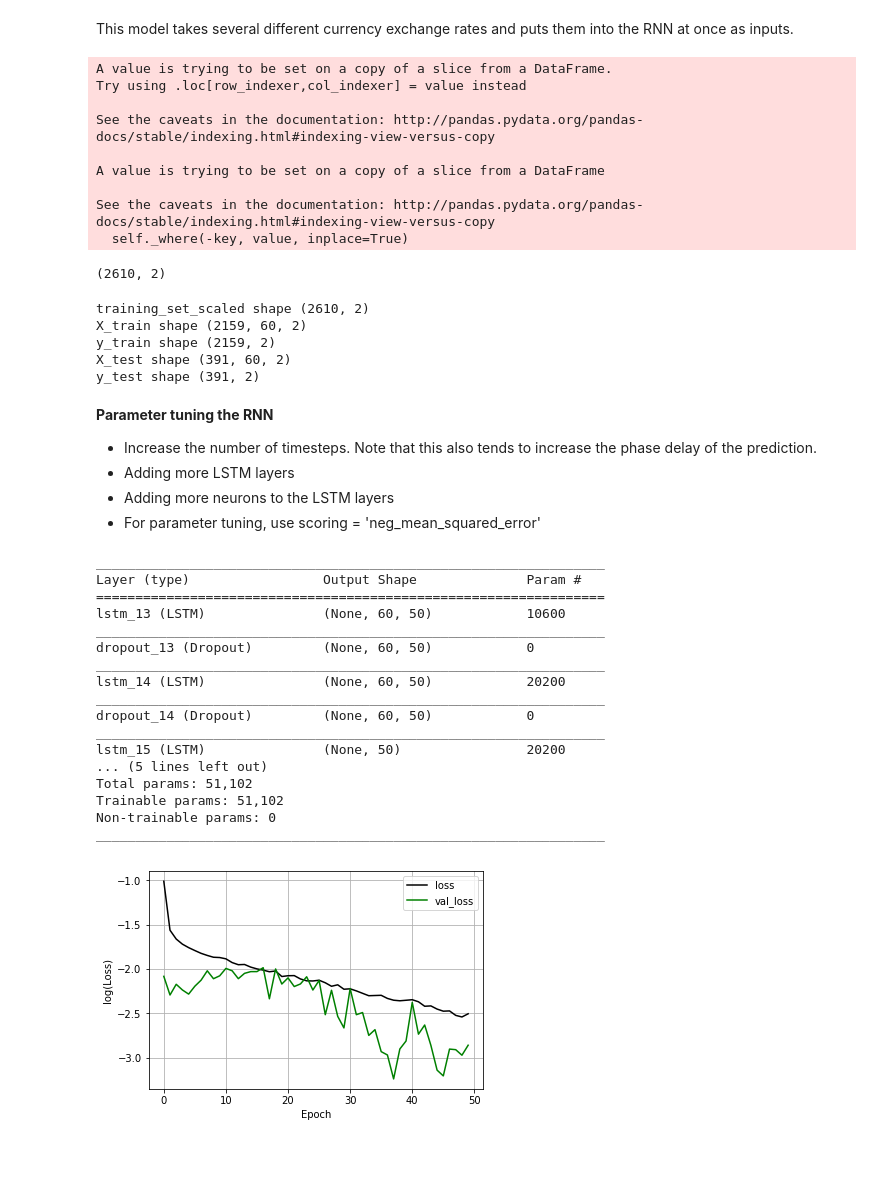
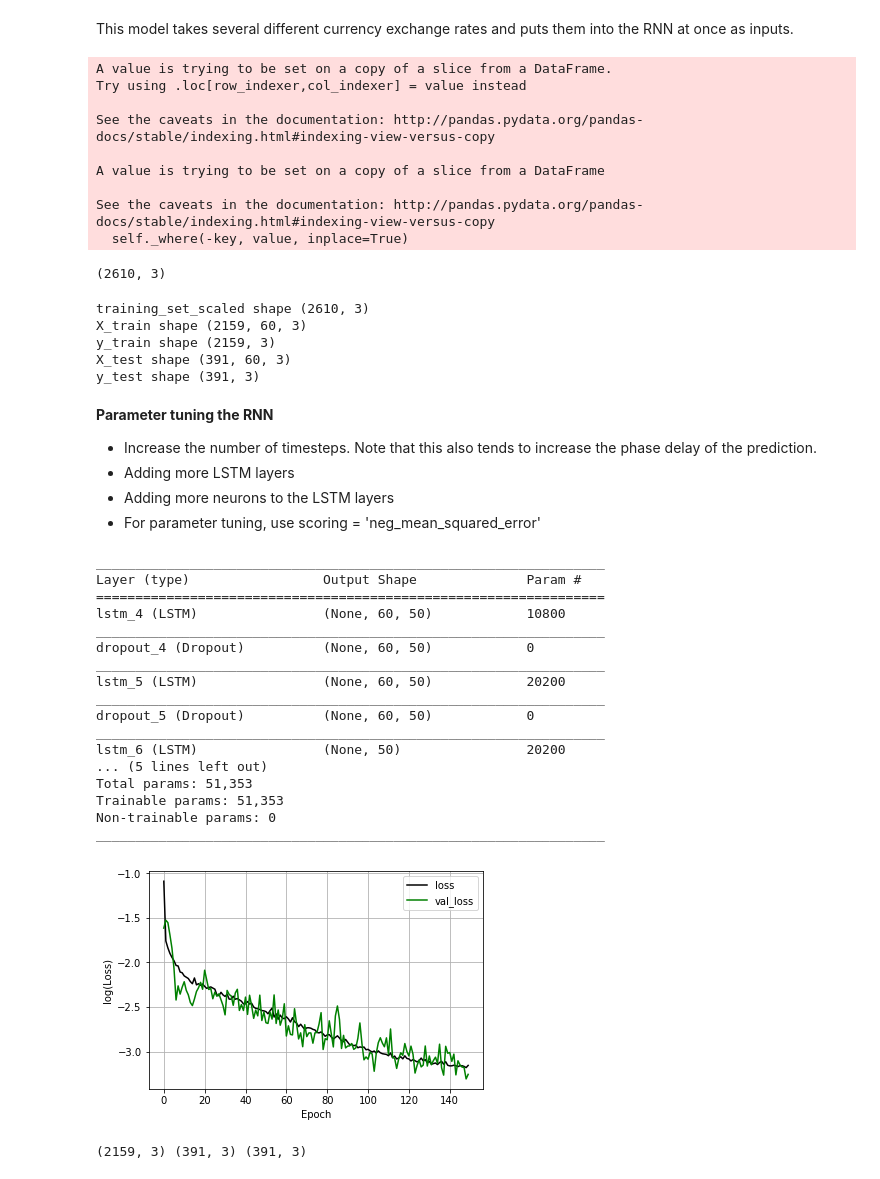
Before and after one commit to qrrble/Forex-RNN, a Jupyter notebook: FOREX_RNN-MultiCurrency.ipynb, the cells around one changed output. Cells and saved outputs as stored; diff of their text form; code cells hidden in the pictures.

```diff
--- a/FOREX_RNN-MultiCurrency.ipynb
+++ b/FOREX_RNN-MultiCurrency.ipynb
@@ -49,7 +49,7 @@ def exchangerate_processing(filename):
 #             'DEXUSUK.csv', 'DEXCHUS.csv', 'DEXKOUS.csv',\
 #             'DEXUSEU.csv']
 
-input_files=['DEXUSUK.csv', 'DEXUSEU.csv']
+input_files=['DEXUSUK.csv', 'DEXUSEU.csv','DEXCHUS.csv']
 
 # Contructs the training set
 training_set=np.array([exchangerate_processing(x) for x in input_files])
@@ -66,7 +66,7 @@ A value is trying to be set on a copy of a slice from a DataFrame
 
 See the caveats in the documentation: http://pandas.pydata.org/pandas-docs/stable/indexing.html#indexing-view-versus-copy
   self._where(-key, value, inplace=True)
-(2610, 2)
+(2610, 3)
 # %%
 # Train/test set parameters
 N_timesteps = 60 # Number of timesteps in each training epoch
@@ -102,11 +102,11 @@ X_test, y_test = np.array(X_test), np.array(y_test)
 print('X_test shape',X_test.shape)
 print('y_test shape',y_test.shape)
 # %% [output]
-training_set_scaled shape (2610, 2)
-X_train shape (2159, 60, 2)
-y_train shape (2159, 2)
-X_test shape (391, 60, 2)
-y_test shape (391, 2)
+training_set_scaled shape (2610, 3)
+X_train shape (2159, 60, 3)
+y_train shape (2159, 3)
+X_test shape (391, 60, 3)
+y_test shape (391, 3)
 # %% [markdown]
 **Parameter tuning the RNN**
 
@@ -127,7 +127,7 @@ regressor = Sequential()
 
 # Define network parameters
 hidden_units=50
-dropout_rate=0.4
+dropout_rate=0.2
 
 regressor.add(LSTM(units = hidden_units, return_sequences = True, input_shape = (X_train.shape[1], X_train.shape[2])))
 regressor.add(Dropout(dropout_rate))
@@ -183,23 +183,23 @@ plot_losses = PlotLosses()
 _________________________________________________________________
 Layer (type)                 Output Shape              Param #
 =================================================================
-lstm_13 (LSTM)               (None, 60, 50)            10600
+lstm_4 (LSTM)                (None, 60, 50)            10800
 _________________________________________________________________
-dropout_13 (Dropout)         (None, 60, 50)            0
+dropout_4 (Dropout)          (None, 60, 50)            0
 _________________________________________________________________
-lstm_14 (LSTM)               (None, 60, 50)            20200
+lstm_5 (LSTM)                (None, 60, 50)            20200
 _________________________________________________________________
-dropout_14 (Dropout)         (None, 60, 50)            0
+dropout_5 (Dropout)          (None, 60, 50)            0
 _________________________________________________________________
-lstm_15 (LSTM)               (None, 50)                20200
+lstm_6 (LSTM)                (None, 50)                20200
 ... (5 lines left out)
-Total params: 51,102
-Trainable params: 51,102
+Total params: 51,353
+Trainable params: 51,353
 Non-trainable params: 0
 _________________________________________________________________
 # %%
 # Fit the RNN to the Training set
-history=regressor.fit(X_train, y_train, validation_split=0.2, epochs = 50, \
+history=regressor.fit(X_train, y_train, validation_split=0.2, epochs = 150, \
                       batch_size = 32, callbacks=[plot_losses])
 # %% [output]
-[figure, old version]
+[figure, new version]
@@ -229,6 +213,8 @@ y_test = sc.inverse_transform(y_test)
 predicted_values = sc.inverse_transform(predicted_values)
 
 print(y_train.shape,y_test.shape,predicted_values.shape)
+# %% [output]
+(2159, 3) (391, 3) (391, 3)
 # %%
 # Does plotting
 
```
Also changed, not shown: parts of 2 cells of this notebook.
